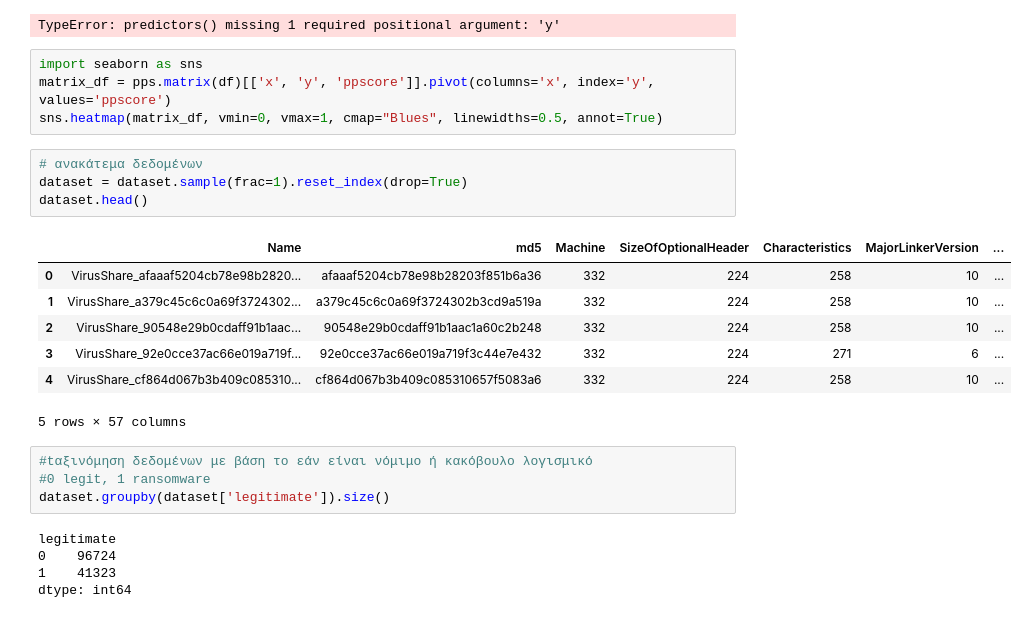
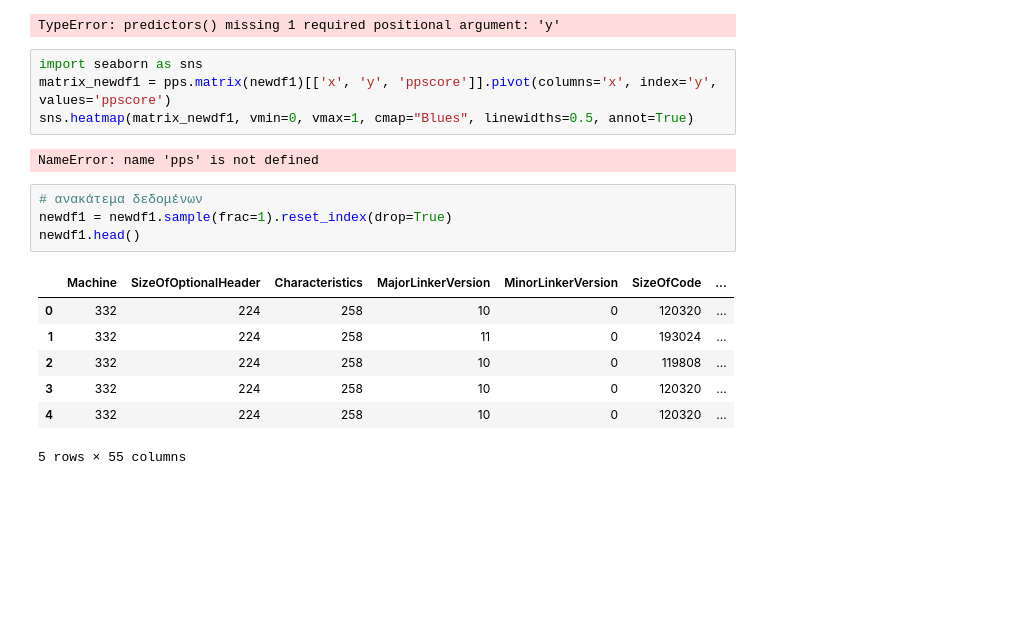
Before and after one commit to DSstratigou/Askhsh, a Jupyter notebook: stratigou_ask5_en3.ipynb, the cells around one changed output. Saved outputs shown, nothing was run; the diff lists cells and outputs as text; blank space fills up the shorter version.

```diff
--- a/stratigou_ask5_en3.ipynb
+++ b/stratigou_ask5_en3.ipynb
@@ -134,26 +118,19 @@ sns.barplot(data=predictors_newdf1, x="x", y="ppscore")
 TypeError: predictors() missing 1 required positional argument: 'y'
 # %%
 import seaborn as sns
-matrix_df = pps.matrix(df)[['x', 'y', 'ppscore']].pivot(columns='x', index='y', values='ppscore')
-sns.heatmap(matrix_df, vmin=0, vmax=1, cmap="Blues", linewidths=0.5, annot=True)
+matrix_newdf1 = pps.matrix(newdf1)[['x', 'y', 'ppscore']].pivot(columns='x', index='y', values='ppscore')
+sns.heatmap(matrix_newdf1, vmin=0, vmax=1, cmap="Blues", linewidths=0.5, annot=True)
+# %% [output]
+NameError: name 'pps' is not defined
 # %%
 # ανακάτεμα δεδομένων
-dataset = dataset.sample(frac=1).reset_index(drop=True)
-dataset.head()
+newdf1 = newdf1.sample(frac=1).reset_index(drop=True)
+newdf1.head()
 # %% [output]
-|  | Name | md5 | Machine | SizeOfOptionalHeader | Characteristics | MajorLinkerVersion | ... |
-| 0 | VirusShare_afaaaf5204cb78e98b2820... | afaaaf5204cb78e98b28203f851b6a36 | 332 | 224 | 258 | 10 | ... |
-| 1 | VirusShare_a379c45c6c0a69f3724302... | a379c45c6c0a69f3724302b3cd9a519a | 332 | 224 | 258 | 10 | ... |
-| 2 | VirusShare_90548e29b0cdaff91b1aac... | 90548e29b0cdaff91b1aac1a60c2b248 | 332 | 224 | 258 | 10 | ... |
-| 3 | VirusShare_92e0cce37ac66e019a719f... | 92e0cce37ac66e019a719f3c44e7e432 | 332 | 224 | 271 | 6 | ... |
-| 4 | VirusShare_cf864d067b3b409c085310... | cf864d067b3b409c085310657f5083a6 | 332 | 224 | 258 | 10 | ... |
+|  | Machine | SizeOfOptionalHeader | Characteristics | MajorLinkerVersion | MinorLinkerVersion | SizeOfCode | ... |
+| 0 | 332 | 224 | 258 | 10 | 0 | 120320 | ... |
+| 1 | 332 | 224 | 258 | 11 | 0 | 193024 | ... |
+| 2 | 332 | 224 | 258 | 10 | 0 | 119808 | ... |
+| 3 | 332 | 224 | 258 | 10 | 0 | 120320 | ... |
+| 4 | 332 | 224 | 258 | 10 | 0 | 120320 | ... |
-5 rows × 57 columns
+5 rows × 55 columns
-# %%
-#tαξινόμηση δεδομένων με βάση το εάν είναι νόμιμο ή κακόβουλο λογισμικό
-#0 legit, 1 ransomware
-dataset.groupby(dataset['legitimate']).size()
-# %% [output]
-legitimate
-0    96724
-1    41323
-dtype: int64
```
Also changed, not shown: parts of 21 cells of this notebook.
